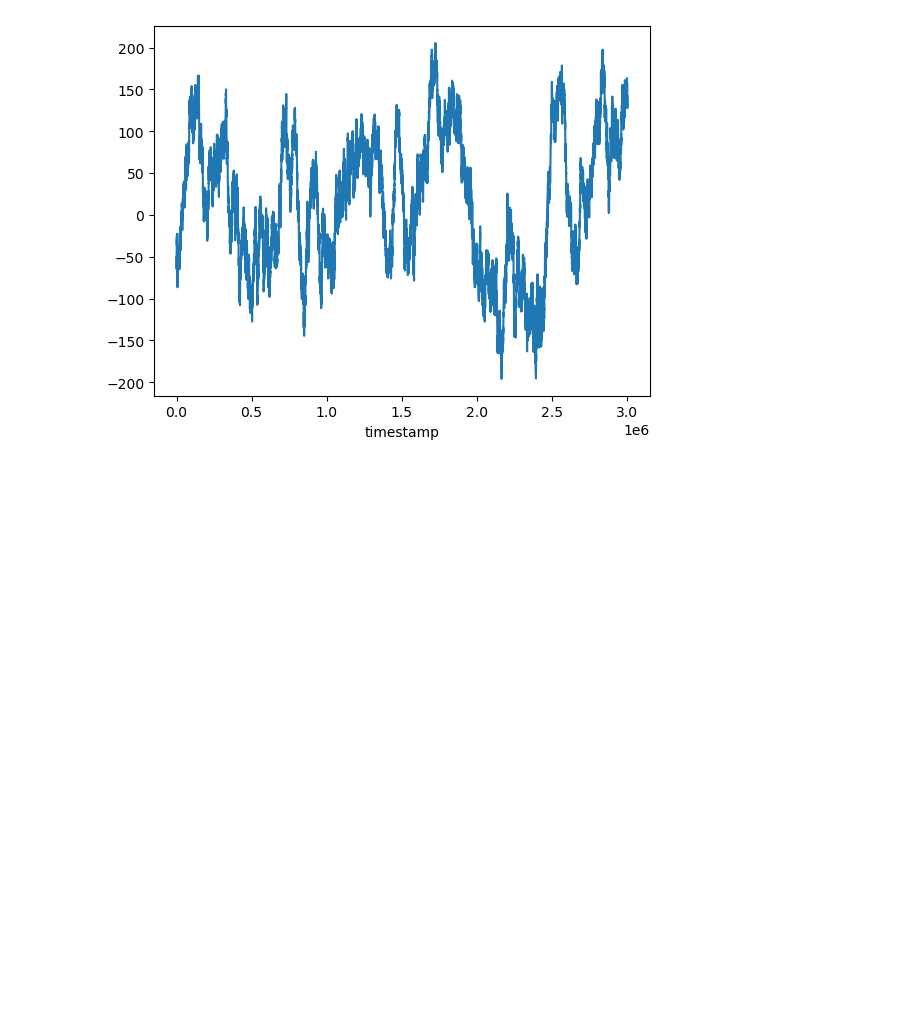
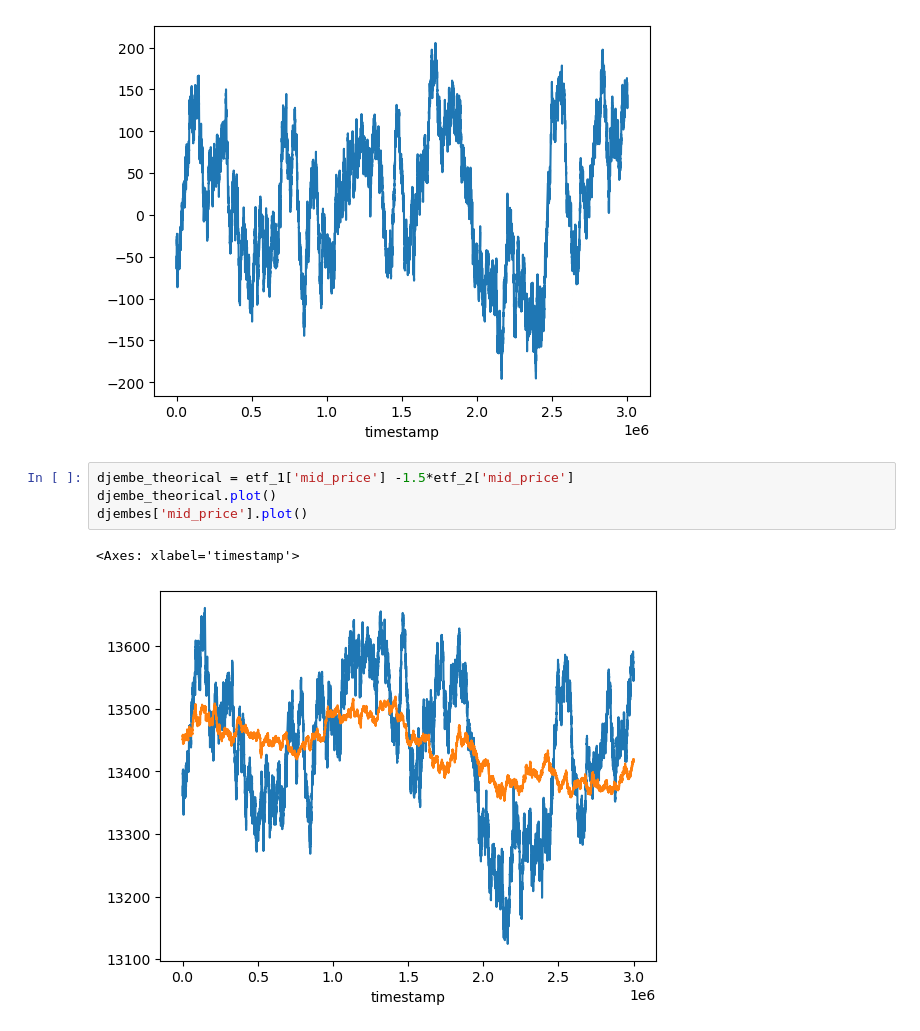
Before and after one commit to tommasomarrucci/IMC----Prosperity, a Jupyter notebook: Round_2/data_analysis.ipynb, the cells around one changed output. Saved outputs shown, nothing was run; the diff lists cells and outputs as text; blank space fills up the shorter version.

```diff
--- a/Round_2/data_analysis.ipynb
+++ b/Round_2/data_analysis.ipynb
@@ -134,3 +135,10 @@ spreadbetween.plot()
 # %% [output]
 <Axes: xlabel='timestamp'>
 [figure]
+# %%
+djembe_theorical = etf_1['mid_price'] -1.5*etf_2['mid_price']
+djembe_theorical.plot()
+djembes['mid_price'].plot()
+# %% [output]
+<Axes: xlabel='timestamp'>
+[figure, added]
```
Also changed, not shown: parts of 8 cells of this notebook.
